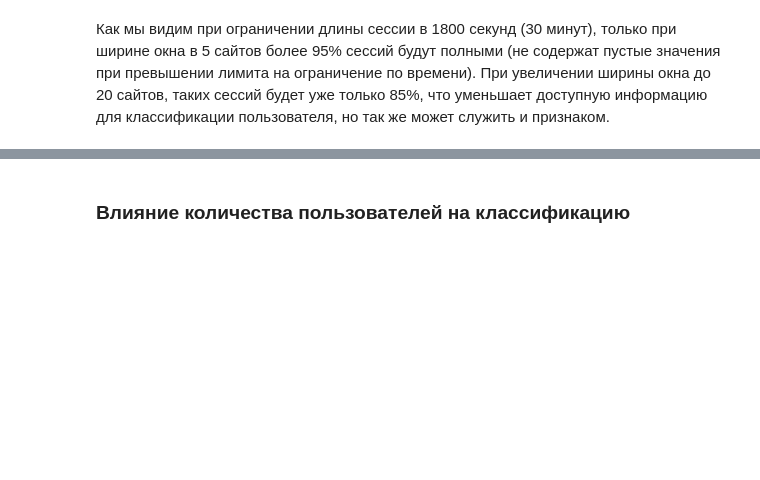
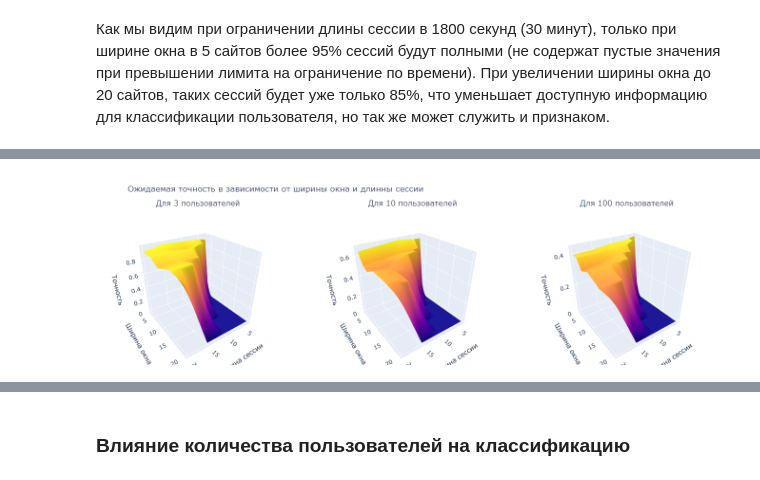
Before and after one commit to v010ch/capstoneproject_user_identify, a Jupyter notebook: Capstone_userIfentify_report_extended.ipynb, the cells around one changed output, grey strips where cells are left out. Drawn from its saved outputs; the diff is of its cells as text; code cells hidden in the pictures; blank space fills up the shorter version.

```diff
--- a/Capstone_userIfentify_report_extended.ipynb
+++ b/Capstone_userIfentify_report_extended.ipynb
@@ -90,7 +92,7 @@ filenames_all = [re.findall('\d+', x)[0] for x in sorted(glob.glob(PATH_TO_DATA_
 # 6 min
 if not os.path.isfile(os.path.join(PATH_TO_DATA_ALL_PREP, f'cat0001.csv')):
     not_monotonic = 0
-    for el in tqdm(filenames_all):
+    for el in tqdm(filenames_all, desc = 'for all filenames'):
         temp_dataframe = pd.read_csv(os.path.join(PATH_TO_DATA_ALL, f'cat{el}.csv'), header = None, sep= ';')#, parse_dates=[1]))
         temp_dataframe.columns = ['target', 'timestamp', 'site']
         temp_dataframe.timestamp = pd.to_datetime(temp_dataframe.timestamp)
@@ -139,7 +141,7 @@ def create_load_freq_site_dict(files, users_count, indexes = []):
         outp_freq_site_dict = dict()
         site_cnt = Counter()
 
-        for idx in tqdm(indexes):
+        for idx in tqdm(indexes, desc = 'for all filenames'):
             #temp_dataframe = pd.read_csv(os.path.join(PATH_TO_DATA_ALL, f'cat{files[idx]}.csv'), header = None, sep= ';')#, parse_dates=[1]))
             #temp_dataframe.columns = ['target', 'timestamp', 'site']
             temp_dataframe = pd.read_csv(os.path.join(PATH_TO_DATA_ALL_PREP, f'cat{files[idx]}.csv'),
@@ -209,7 +211,7 @@ possible_borders  = [10, 30, 60, 300, 600, 1800, 3600]
 fig_coverage = make_subplots(rows=2, cols=2, shared_yaxes=True)
 #fig_len = make_subplots(rows=2, cols=2, shared_yaxes=True)
 
-for idx, sessl in enumerate(tqdm(possible_sess_len)):
+for idx, sessl in enumerate(tqdm(possible_sess_len, desc = 'session length variants')):
     all_list = get_all_rollings_list(filenames_all, sessl)
     cnt = Counter(all_list)
 
@@ -240,7 +242,4 @@ for idx, sessl in enumerate(tqdm(possible_sess_len)):
     #fig_len.add_trace(go.Box(y=all_list, name = sessl),
     #                         row=int((idx/2)+1), col=int((idx%2)+1)
     #                         )
-
-
-#fig4.show()
 # %% [output]
@@ -284,7 +362,7 @@ for nusers in variants_users_ws:
     acc_ws = np.zeros((len(variants_window_size), len(variants_sess_length)))
     variant_ws_list = list(itertools.product(variants_window_size, variants_sess_length))
 
-    for window_size, session_len in tqdm(variant_ws_list):
+    for window_size, session_len in tqdm(variant_ws_list, desc = str(nusers) + ' users'):
             acc = 0
             if window_size <= session_len:
                 train_data_sparse, targets = prepare_sparse_train_set_window(filenames_all, indexes[0], session_len,
@@ -316,39 +396,41 @@ fig = make_subplots(rows=1, cols=3, #shared_xaxes=True,
                    )
 for idx in range(len(variants_users_ws)):
     fig3da = go.Surface(
-                       contours = {
-                                  "z": {"show": True, "start": 0.60, "end": 1, "size": 0.02}
-                                  },
+                       #contours = {
+                       #           "z": {"show": True, "start": 0.60, "end": 1, "size": 0.02}
+                       #           },
                        z = full_acc_ws[idx],
                        x = variants_window_size,
                        y = variants_sess_length,
                        showscale=False,
                        name = str(variants_users_ws[idx]) + u' users',
                        # colorbar_z = 1
                        )
     fig.add_trace( fig3da,
                     row=1, col=idx+1
                    )
     #fig.update_traces(contours_z=dict(show=True, usecolormap=True,
     #                              highlightcolor="limegreen", project_z=True))
 
 fig.update_layout(title = u'Ожидаемая точность в зависимости от ширины окна и длинны сессии',
                   height = 400,
                   margin=dict(l=30, r=30, b=0, t=70),
                   scene = dict(xaxis_title=u'Длина сессии',
                     yaxis_title=u'Ширина окна',
                     zaxis_title=u'Точность',
                     camera_eye=dict(x=1.2, y=1.7, z=1.2),
                               ),
                   scene2 = dict(xaxis_title=u'Длина сессии',
                     yaxis_title=u'Ширина окна',
                     zaxis_title=u'Точность',
                     camera_eye=dict(x=1.2, y=1.7, z=1.2),
                                ),
                   scene3 = dict(xaxis_title=u'Длина сессии',
                     yaxis_title=u'Ширина окна',
                     zaxis_title=u'Точность',
                     camera_eye=dict(x=1.2, y=1.7, z=1.2),
                                ),
                  )#update_layout
 fig.show()
+# %% [output]
+[figure, added]
```
Also changed, not shown: parts of 14 cells of this notebook, 1 other file.
